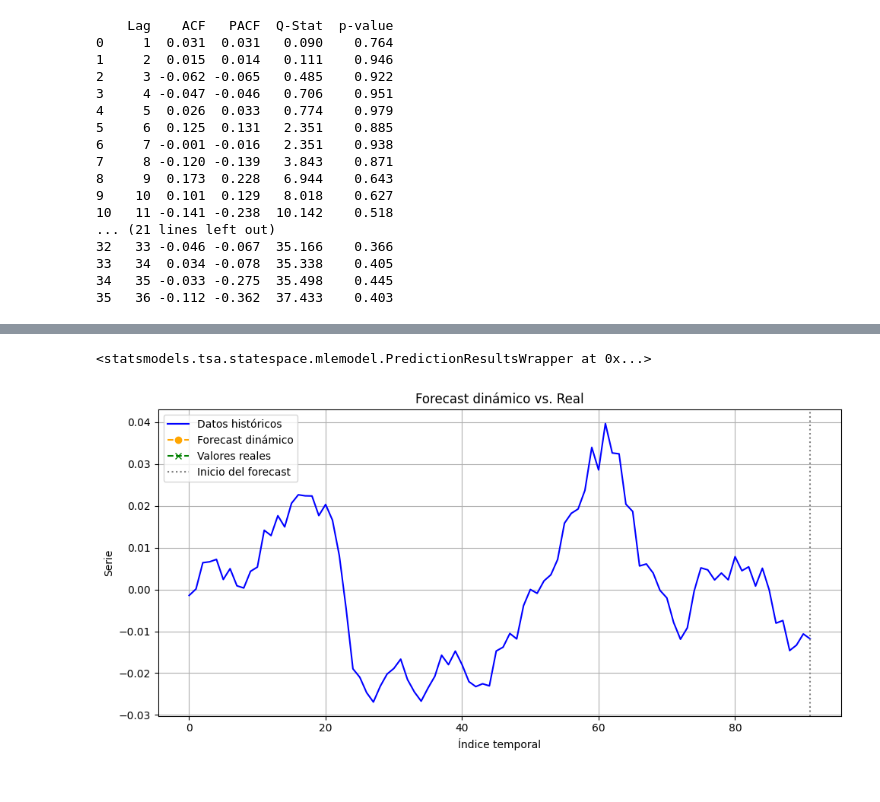
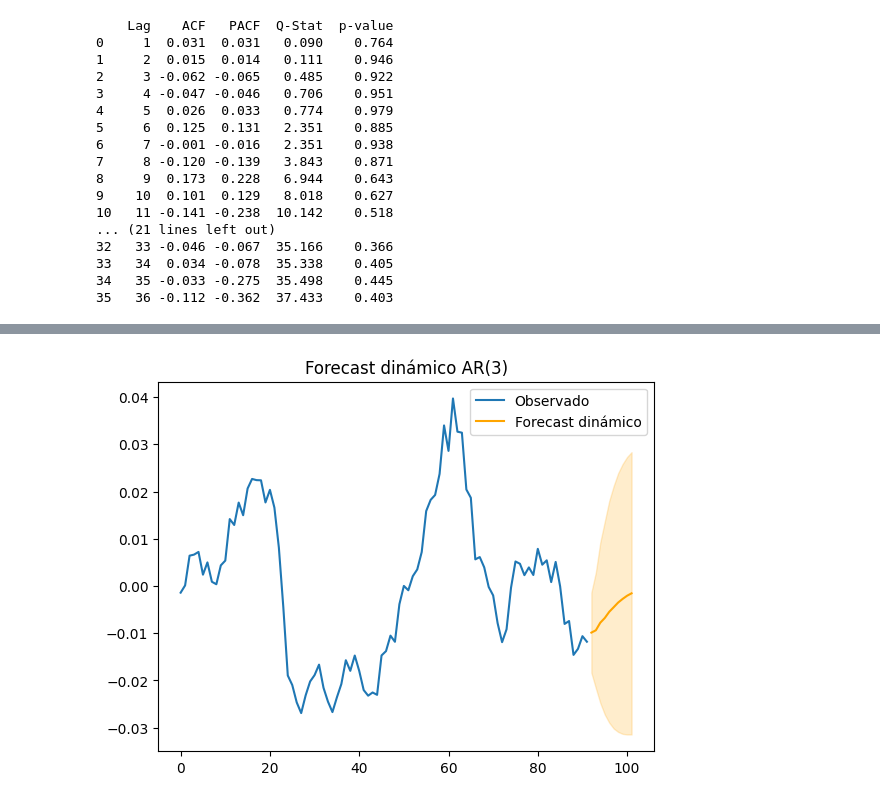
Before and after one commit to DavidGuzzi/MECMT10, a Jupyter notebook: clase_2.ipynb, the cells around one changed output, grey strips where cells are left out. Saved outputs shown, nothing was run; the diff lists cells and outputs as text; code cells hidden in the pictures.

```diff
--- a/clase_2.ipynb
+++ b/clase_2.ipynb
@@ -1531,45 +1463,0 @@ Name: predicted_mean, dtype: float64
-# %%
-forecast
-# %% [output]
-<statsmodels.tsa.statespace.mlemodel.PredictionResultsWrapper at 0x...>
-# %%
-# Extraer los primeros 92 valores de la serie para entrenar
-gnp_train = gnp_detrended.iloc[:92]
-
-# Ajustar el modelo AR(3) sobre los datos de entrenamiento
-modelo_mle = sm.tsa.ARIMA(gnp_train, order=(3, 0, 0)).fit(method='innovations_mle')
-
-# Hacer forecast dinámico de los próximos 10 pasos (del 93 al 102)
-forecast = modelo_mle.forecast(steps=10)
-
-# Extraer los valores reales del tramo df_3.iloc[92:, :]
-gnp_real = gnp_detrended.iloc[92:]
-
-df_resultados = pd.DataFrame({
-    'Forecast': forecast,
-    'Real': gnp_real.values
-}, index=gnp_real.index)
-
-# Asegurate de tener df_resultados como en el paso anterior
-plt.figure(figsize=(10, 5))
-
-# Graficar la serie original hasta el punto de corte (los primeros 92 valores)
-plt.plot(gnp_detrended.index[:92], gnp_detrended.iloc[:92], label='Datos históricos', color='blue')
-
-# Graficar el forecast dinámico
-plt.plot(df_resultados.index, df_resultados['Forecast'], label='Forecast dinámico', color='orange', linestyle='--', marker='o')
-
-# Graficar los valores reales
-plt.plot(df_resultados.index, df_resultados['Real'], label='Valores reales', color='green', linestyle='dashed', marker='x')
-
-# Añadir detalles
-plt.axvline(x=gnp_detrended.index[91], color='gray', linestyle=':', label='Inicio del forecast')
-plt.title('Forecast dinámico vs. Real')
-plt.xlabel('Índice temporal')
-plt.ylabel('Serie')
-plt.legend()
-plt.grid(True)
-plt.tight_layout()
-plt.show()
-# %% [output]
-[figure, removed]
@@ -1581,3 +1464,18 @@ forecast = modelo_mle.forecast(steps=10)
+# %%
+n = len(gnp_detrended)  # Último índice dentro del sample, ej: 100
+forecast_obj = modelo_mle.get_forecast(steps=10)  # Esto es dinámico fuera de muestra
+
+forecast_mean = forecast_obj.predicted_mean
+conf_int = forecast_obj.conf_int()
+
+plt.plot(range(n), gnp_detrended, label='Observado')
+plt.plot(range(n, n+10), forecast_mean, label='Forecast dinámico', color='orange')
+plt.fill_between(range(n, n+10), conf_int.iloc[:, 0], conf_int.iloc[:, 1], color='orange', alpha=0.2)
+plt.legend()
+plt.title('Forecast dinámico AR(3)')
+plt.show()
+# %% [output]
+[figure, added]
 # %%
 plt.figure(figsize=(8, 4))
 
```
Also changed, not shown: parts of 11 cells of this notebook.
